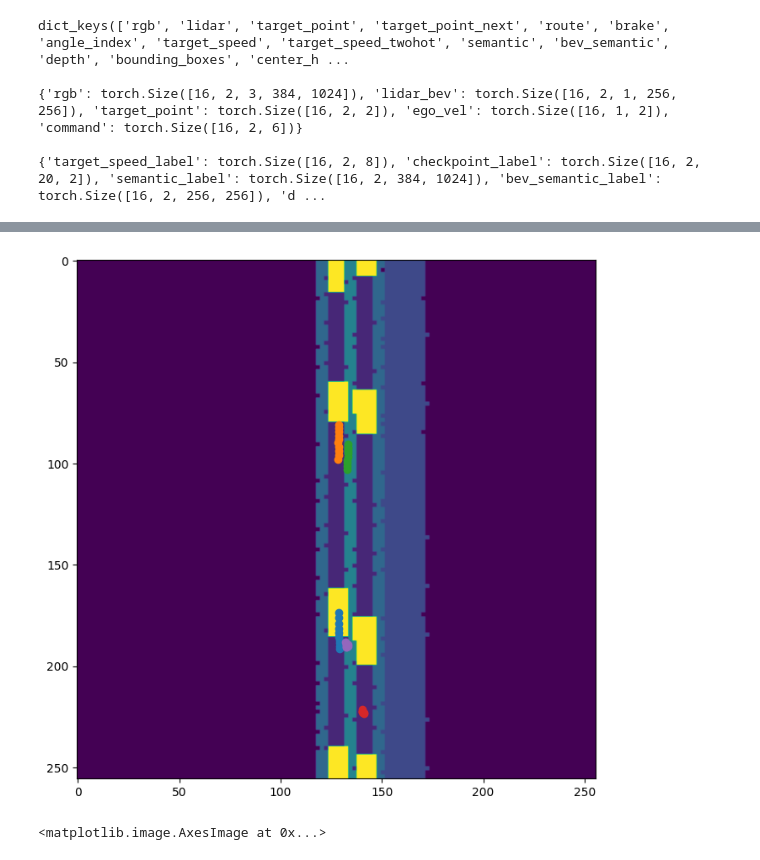
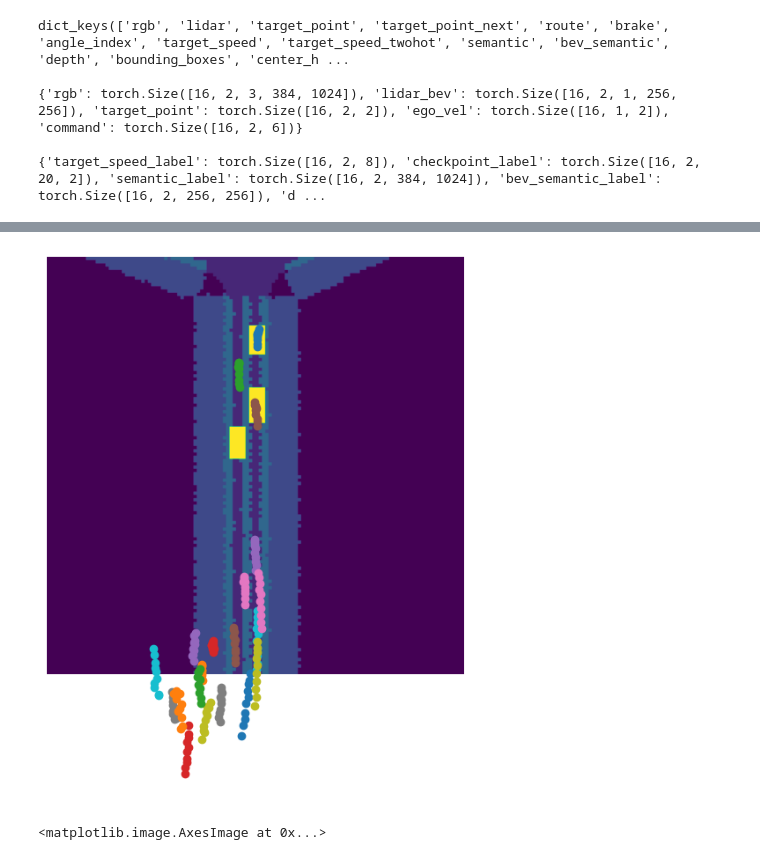
Before and after one commit to andreas122001/AD_specialization_project, a Jupyter notebook: team_code/0_test.ipynb, the cells around one changed output, grey strips where cells are left out. Drawn from its saved outputs; the diff is of its cells as text; code cells hidden in the pictures.

```diff
--- a/team_code/0_test.ipynb
+++ b/team_code/0_test.ipynb
@@ -97,7 +98,6 @@ def unfold_temporaly(data):
 def select(data, i):
     return {k: v[:, i] for k, v in data.items()}
 
-
-index = 672
+index = 630
 # data_point = next(loader)
 data_point = {k: torch.tensor(v).unsqueeze(0) for k, v in dataset[index].items()}
@@ -193,4 +197,0 @@ array([250.47122586, 249.62757805, 248.21021979, 246.27078677,
-# %%
-t = 0
-traj = data_point["trajectories"][0,].numpy()
-len([t for t in traj if t.sum() != 0]), len([b for b in bb[t] if b.sum() != 0])
@@ -478,15 +269,16 @@ config.augment_percentage = 1
 config.color_aug_prob = 1
 config.max_num_trajectories = 20
 config.trajectory_pred_len= 10
-config.seq_len = 2
-config.seq_step = 1
+config.seq_len = 5
+config.seq_step = 2
 config.img_seq_len = 1
 config.img_step_size = 1
 config.lidar_seq_len = 1
-config.temporal_fusion_layers = 1
+config.temporal_fusion_layers = 8
 config.use_temporal_fusion = True
+config.use_recurrent_training = True
 config.use_dataset_pruning = True
-config.return_temporal_attn_weights = False
+config.return_temporal_attn_weights = True
 config.use_learnable_historic_initialization = True
 config.use_trajectory_prediction = True
 config.normalize_imagenet = True
@@ -501,7 +293,7 @@ dataset = CARLA_Data(
     config=config,
     estimate_class_distributions=config.estimate_class_distributions,
     estimate_sem_distribution=config.estimate_semantic_distribution,
-    heuristic_pruning=config.use_dataset_pruning,
+    # heuristic_pruning=config.use_dataset_pruning,
 )
 
 device = "cuda"
@@ -551,6 +343,8 @@ def select(data, i):
 
 loss_history = []
 data_point = next(loader)
+index = 650
+data_point = {k: torch.tensor(v).unsqueeze(0).repeat_interleave(2,0) for k, v in dataset[index].items()}
 # if config.seq_len > 1:
 #     data_point = {
 #         k: v[:, -1]
@@ -612,2 +407,4 @@ Missing modules: ['depth_decoder', 'valid_bev_pixels', 'backbone', 'bev_semantic
 Unexpected modules: []
+# %%
+index += 10
 # %%
@@ -660,17 +527,17 @@ def denormalize_trajectories(trajectory):
 # %%
 import matplotlib.pyplot as plt
 plt.figure(figsize=(8, 8))
-plt.imshow(np.flip(np.rot90(sample_bev, k=1), axis=0))
+plt.axis('off')
+# plt.imshow(np.flip(np.rot90(sample_bev, k=1), axis=0))
+plt.imshow(np.rot90(sample_bev, k=1))
 
-for traj in sample_pred_trajectory:
+for traj in pred_trajectories[-1].detach().cpu().numpy():
+    traj = denormalize_trajectories(traj) * np.array([1,-1]) + np.array([0, 255])
     plt.scatter(traj[:, 0], traj[:, 1])
 # for traj in sample_traj:
-#     traj = denormalize_trajectories(traj)
 #     plt.scatter(traj[:, 0], traj[:, 1])
-# plt.plot(sample_pred_trajectory[:, 0], sample_pred_trajectory[:, 1], "r-")
-# plt.plot(sample_traj[:, 0], sample_traj[:, 1], "b-")
 # %% [output]
-[figure, old version]
+[figure, new version]
 # %%
 plt.imshow(data_point["rgb"][0, 0].numpy().transpose(1, 2, 0))
 # %% [output]
```
Also changed, not shown: parts of 21 cells of this notebook, 7 other files.
